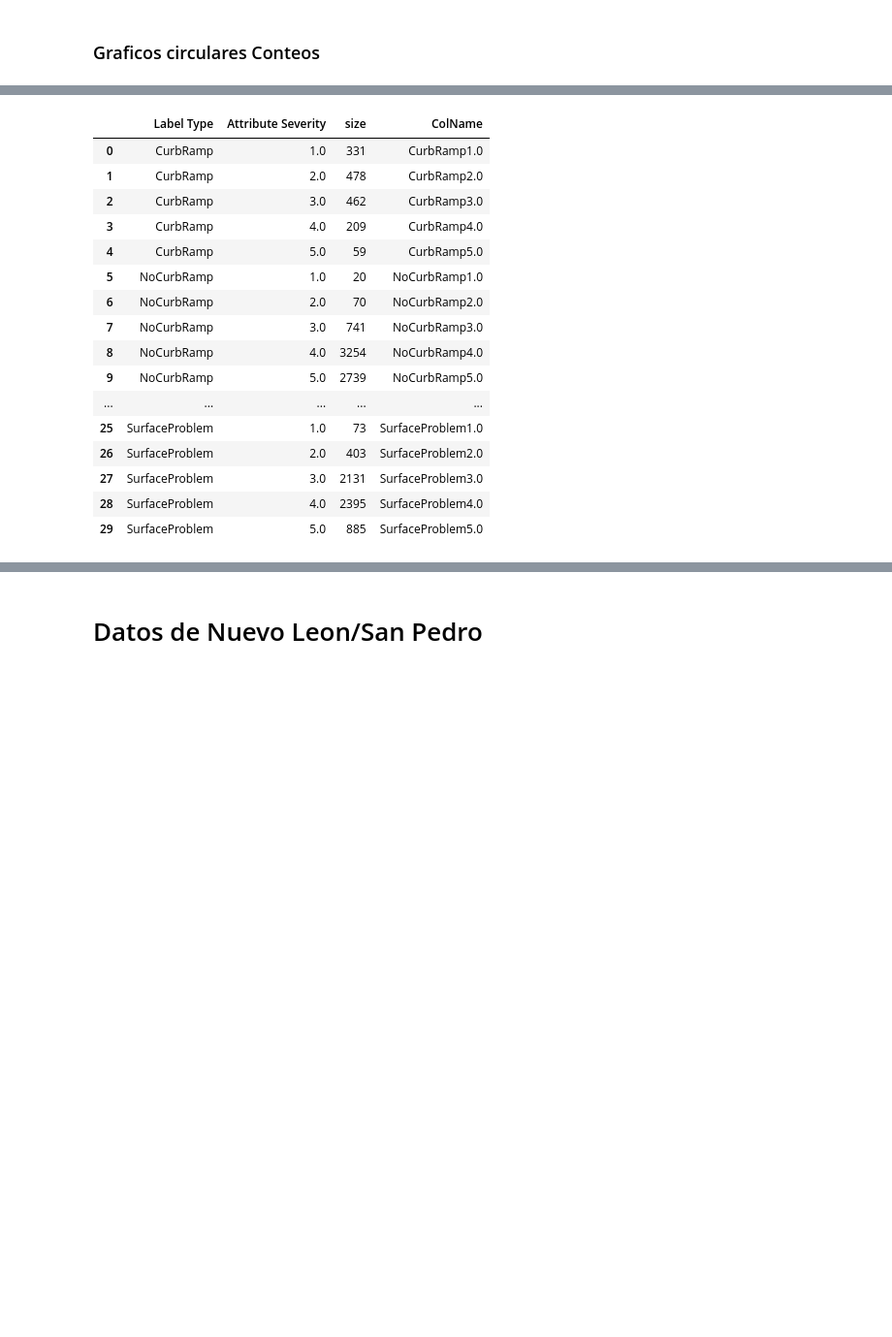
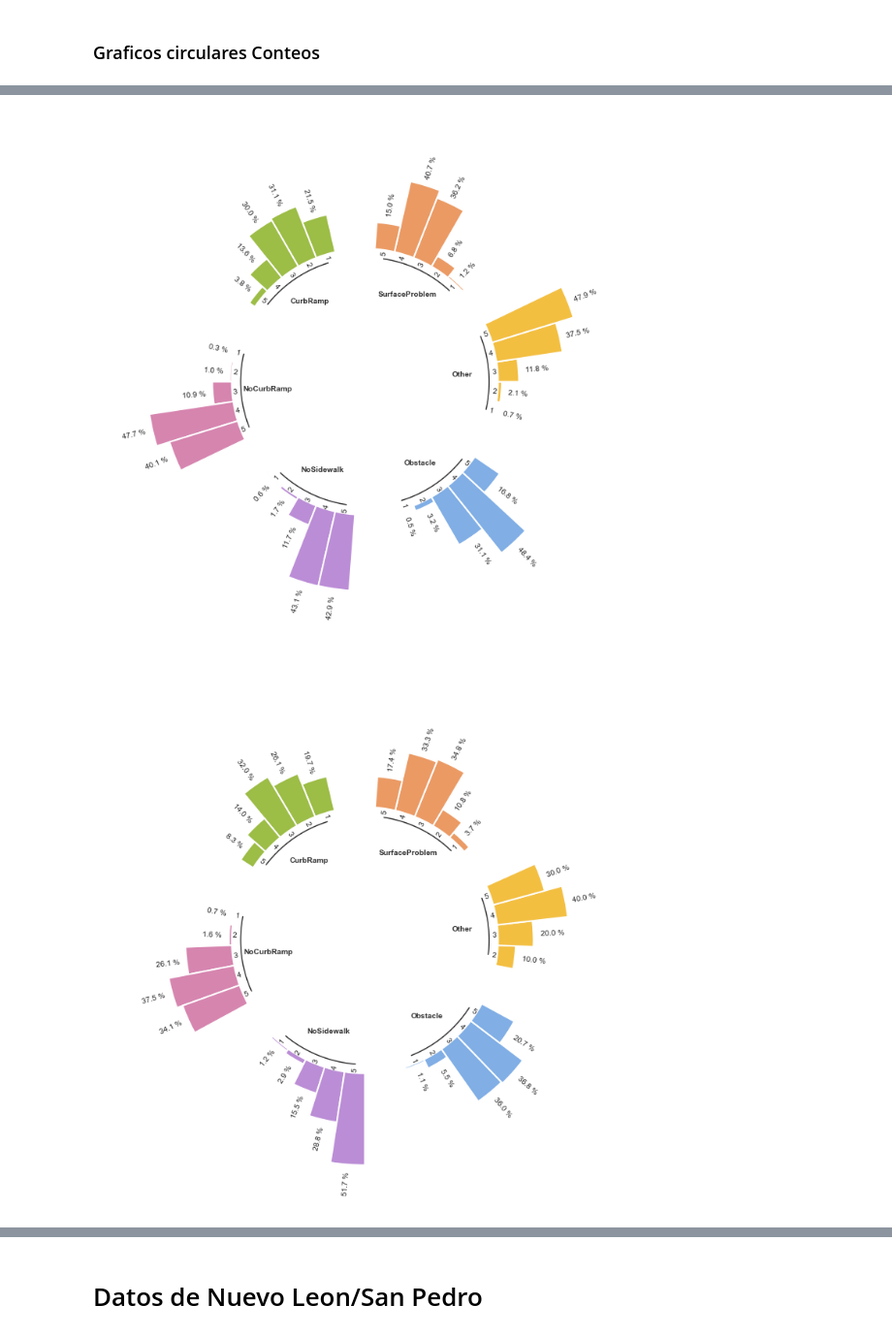
Before and after one commit to Pcorner0/SideWalkProj, a Jupyter notebook: Notebook.ipynb, the cells around one changed output, grey strips where cells are left out. Shown at 97% size. Drawn from its saved outputs; the diff is of its cells as text; code cells hidden in the pictures; blank space fills up the shorter version.

```diff
--- a/Notebook.ipynb
+++ b/Notebook.ipynb
@@ -34,10 +36,9 @@ def get_label_rotation(angle, offset):
         alignment = "left"
     return rotation, alignment
 
-def add_labels(angles, values, labels, offset, ax):
+def add_labels(angles, values, labels, offset, ax, padding=4):
 
     # This is the space between the end of the bar and the label
-    padding = 4
 
     # Iterate over angles, values, and labels, to add all of them.
     for angle, value, label, in zip(angles, values, labels):
@@ -57,6 +58,8 @@ def add_labels(angles, values, labels, offset, ax):
             rotation_mode="anchor"
         )
 
+
+
 def fill_colore(n, lista):
     colores = []
     for i in lista:
@@ -114,26 +290,24 @@ pointsDf
 # %%
 cols = ["Peso","Conteo","Variable","Name" ]
 cols = ["Attribute Severity","Conteo","Label Type","Label TypeN"]
+COLORS = ["#9CBD46","#D685AF","#BB8DD6","#80AEE5","#F3BF41","#EB9A64"]
 
-df = pointsDf[pointsDf["Neighborhood Name"] == "San Pedro"].copy()
-df_grouped = df.groupby(by=["Label Type", "Attribute Severity"], as_index=False).size()
-df_grouped["ColName"] = df_grouped["Label Type"] + df_grouped["Attribute Severity"].astype(str)
-df_grouped
+for region in pointsDf["Neighborhood Name"].unique():
+    df = pointsDf[pointsDf["Neighborhood Name"] == region].copy()
+    df_grouped = df.groupby(by=["Label Type", "Attribute Severity"], as_index=False).size()
+    df_grouped["ColName"] = df_grouped["Label Type"] + df_grouped["Attribute Severity"].astype(str)
+
+    df_grouped2 = pd.DataFrame()
+    for id, df_ in df_grouped.groupby("Label Type"):
+
+        df_["label"] = df_["size"].apply(lambda x: str(round(x/sum(df_["size"])*100,1))+" %")
+        df_["size"] = df_["size"].apply(lambda x: round(x/sum(df_["size"])*100,1))
+        df_["elabel"] = df_["Attribute Severity"].astype(str) + " | "+df_["label"]
+        df_grouped2 = pd.concat([df_grouped2, df_])
+
+
+    groups_size = list(df_grouped2["Label Type"].value_counts(sort=False))
+    circular_bar(df_grouped2, "size", "label","Attribute Severity", "Label Type", GROUPS_SIZE = groups_size, COLORSLIST=COLORS, Region=region, save=True)
 # %% [output]
-|  | Label Type | Attribute Severity | size | ColName |
-| 0 | CurbRamp | 1.0 | 331 | CurbRamp1.0 |
-| 1 | CurbRamp | 2.0 | 478 | CurbRamp2.0 |
-| 2 | CurbRamp | 3.0 | 462 | CurbRamp3.0 |
-| 3 | CurbRamp | 4.0 | 209 | CurbRamp4.0 |
-| 4 | CurbRamp | 5.0 | 59 | CurbRamp5.0 |
-| 5 | NoCurbRamp | 1.0 | 20 | NoCurbRamp1.0 |
-| 6 | NoCurbRamp | 2.0 | 70 | NoCurbRamp2.0 |
-| 7 | NoCurbRamp | 3.0 | 741 | NoCurbRamp3.0 |
-| 8 | NoCurbRamp | 4.0 | 3254 | NoCurbRamp4.0 |
-| 9 | NoCurbRamp | 5.0 | 2739 | NoCurbRamp5.0 |
-| ... | ... | ... | ... | ... |
-| 25 | SurfaceProblem | 1.0 | 73 | SurfaceProblem1.0 |
-| 26 | SurfaceProblem | 2.0 | 403 | SurfaceProblem2.0 |
-| 27 | SurfaceProblem | 3.0 | 2131 | SurfaceProblem3.0 |
-| 28 | SurfaceProblem | 4.0 | 2395 | SurfaceProblem4.0 |
-| 29 | SurfaceProblem | 5.0 | 885 | SurfaceProblem5.0 |
+[figure, added]
+[figure, added]
```
Also changed, not shown: parts of 14 cells of this notebook, 1 other file.
